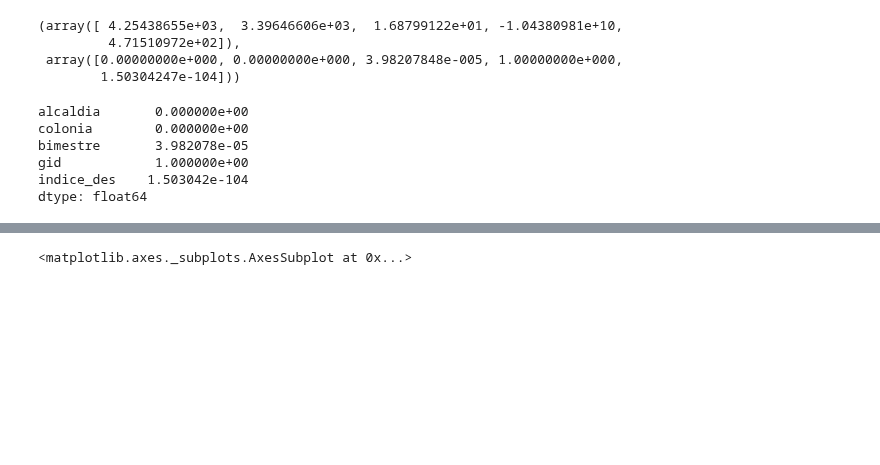
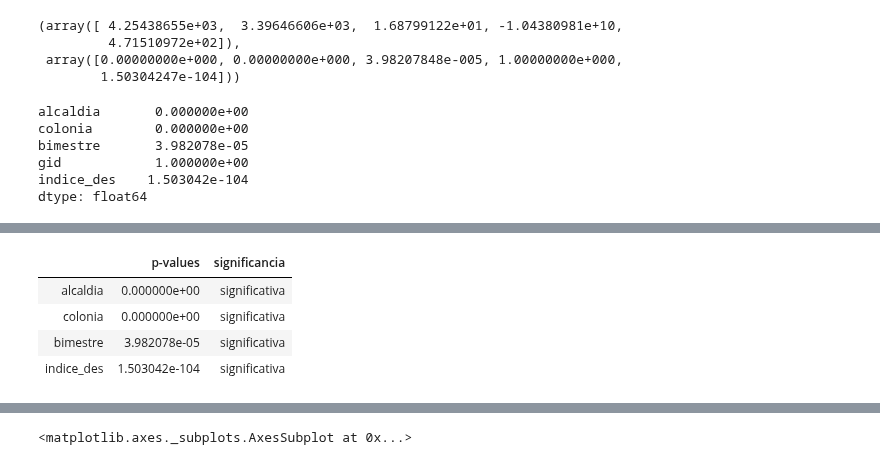
Before and after one commit to DorelyMS/git-ids, a Jupyter notebook: 20191102 Reporte_EDA_GDA.ipynb, the cells around one changed output, grey strips where cells are left out. Drawn from its saved outputs; the diff is of its cells as text; code cells hidden in the pictures; blank space fills up the shorter version.

```diff
--- a/20191102 Reporte_EDA_GDA.ipynb
+++ b/20191102 Reporte_EDA_GDA.ipynb
@@ -372,0 +423,8 @@ dtype: float64
+# %%
+p_valuesalfa.loc[p_valuesalfa.significancia == 'significativa']
+# %% [output]
+|  | p-values | significancia |
+| alcaldia | 0.000000e+00 | significativa |
+| colonia | 0.000000e+00 | significativa |
+| bimestre | 3.982078e-05 | significativa |
+| indice_des | 1.503042e-104 | significativa |
```
Also changed, not shown: parts of 14 cells of this notebook.
